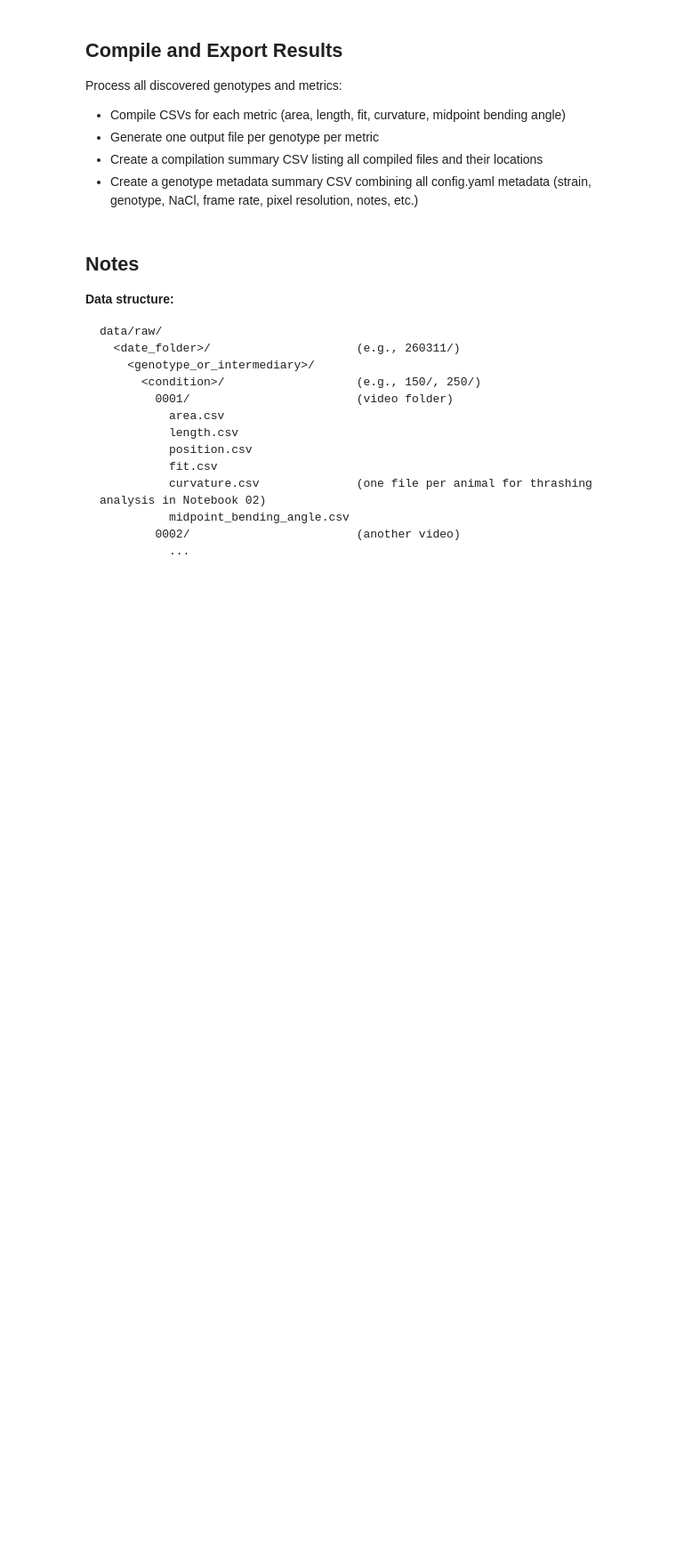
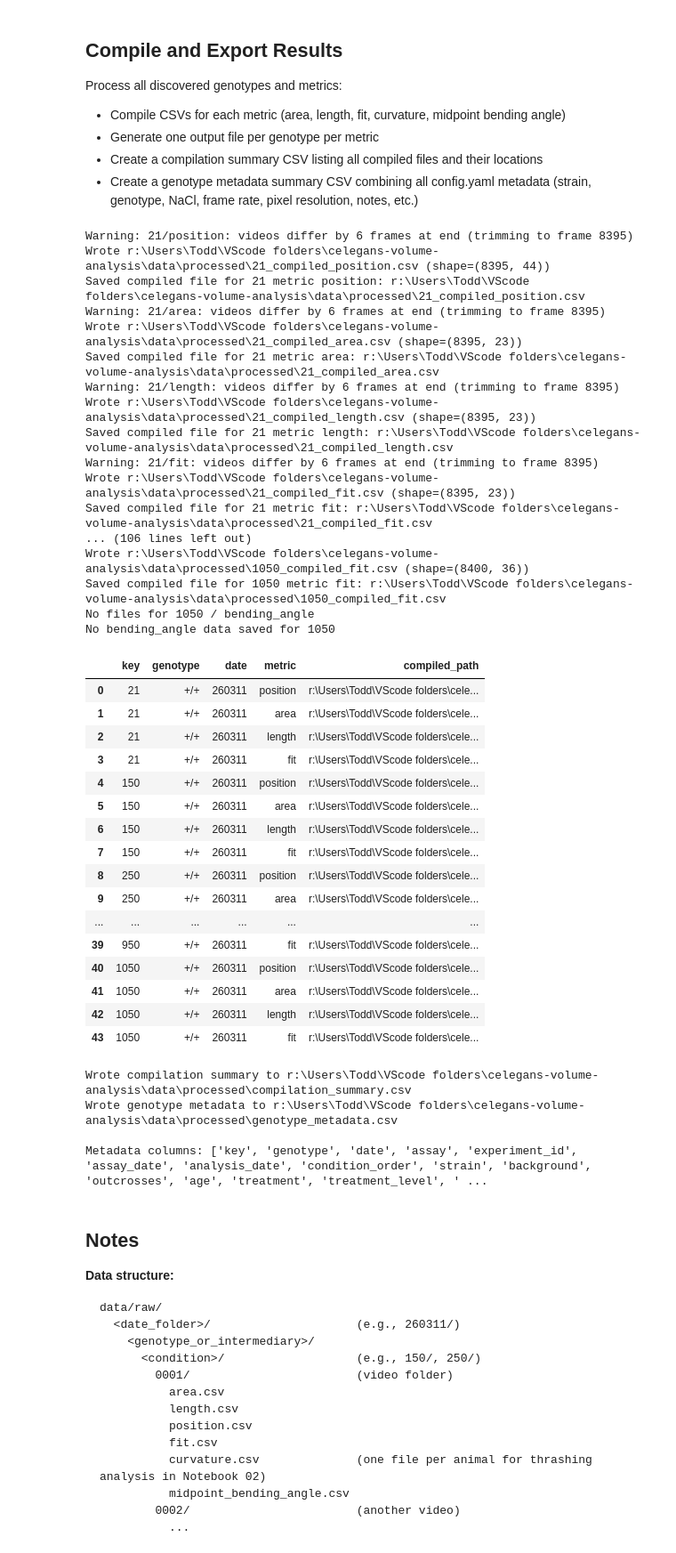
Before and after one commit to LamitinaLab/celegans-volume-analysis, a Jupyter notebook: Notebooks/01_compile_genotype_data.ipynb, the cells around one changed output. Shown at 89% size. Drawn from its saved outputs; the diff is of its cells as text; code cells hidden in the pictures; blank space fills up the shorter version.

```diff
--- a/Notebooks/01_compile_genotype_data.ipynb
+++ b/Notebooks/01_compile_genotype_data.ipynb
@@ -615,7 +665,6 @@ for key in ordered_group_keys:
     metadata_summary.update({
         metadata_key: metadata_value
         for metadata_key, metadata_value in metadata.items()
-        if metadata_key != "condition_order"
     })
     metadata_rows.append(metadata_summary)
 
@@ -647,33 +696,72 @@ for key in ordered_group_keys:
             results[key][metric] = p
 
         else:
             print(f"No {metric} data saved for {key}")
 
 
 # ------------------------------------------------------------
 # Create compilation summary
 # ------------------------------------------------------------
 
 summary = pd.DataFrame(compilation_rows)
 display(summary)
 
 summary_path = out_dir / 'compilation_summary.csv'
 summary.to_csv(summary_path, index=False)
 
 print(f"\nWrote compilation summary to {summary_path}")
 
 
 # ------------------------------------------------------------
 # Create metadata summary
 # ------------------------------------------------------------
 
 metadata_df = pd.DataFrame(metadata_rows)
 
 metadata_path = out_dir / 'genotype_metadata.csv'
 metadata_df.to_csv(metadata_path, index=False)
 
 print(f"Wrote genotype metadata to {metadata_path}")
 print(f"\nMetadata columns: {list(metadata_df.columns)}")
+# %% [output]
+Warning: 21/position: videos differ by 6 frames at end (trimming to frame 8395)
+Wrote r:\Users\Todd\VScode folders\celegans-volume-analysis\data\processed\21_compiled_position.csv (shape=(8395, 44))
+Saved compiled file for 21 metric position: r:\Users\Todd\VScode folders\celegans-volume-analysis\data\processed\21_compiled_position.csv
+Warning: 21/area: videos differ by 6 frames at end (trimming to frame 8395)
+Wrote r:\Users\Todd\VScode folders\celegans-volume-analysis\data\processed\21_compiled_area.csv (shape=(8395, 23))
+Saved compiled file for 21 metric area: r:\Users\Todd\VScode folders\celegans-volume-analysis\data\processed\21_compiled_area.csv
+Warning: 21/length: videos differ by 6 frames at end (trimming to frame 8395)
+Wrote r:\Users\Todd\VScode folders\celegans-volume-analysis\data\processed\21_compiled_length.csv (shape=(8395, 23))
+Saved compiled file for 21 metric length: r:\Users\Todd\VScode folders\celegans-volume-analysis\data\processed\21_compiled_length.csv
+Warning: 21/fit: videos differ by 6 frames at end (trimming to frame 8395)
+Wrote r:\Users\Todd\VScode folders\celegans-volume-analysis\data\processed\21_compiled_fit.csv (shape=(8395, 23))
+Saved compiled file for 21 metric fit: r:\Users\Todd\VScode folders\celegans-volume-analysis\data\processed\21_compiled_fit.csv
+... (106 lines left out)
+Wrote r:\Users\Todd\VScode folders\celegans-volume-analysis\data\processed\1050_compiled_fit.csv (shape=(8400, 36))
+Saved compiled file for 1050 metric fit: r:\Users\Todd\VScode folders\celegans-volume-analysis\data\processed\1050_compiled_fit.csv
+No files for 1050 / bending_angle
+No bending_angle data saved for 1050
+|  | key | genotype | date | metric | compiled_path |
+| 0 | 21 | +/+ | 260311 | position | r:\Users\Todd\VScode folders\cele... |
+| 1 | 21 | +/+ | 260311 | area | r:\Users\Todd\VScode folders\cele... |
+| 2 | 21 | +/+ | 260311 | length | r:\Users\Todd\VScode folders\cele... |
+| 3 | 21 | +/+ | 260311 | fit | r:\Users\Todd\VScode folders\cele... |
+| 4 | 150 | +/+ | 260311 | position | r:\Users\Todd\VScode folders\cele... |
+| 5 | 150 | +/+ | 260311 | area | r:\Users\Todd\VScode folders\cele... |
+| 6 | 150 | +/+ | 260311 | length | r:\Users\Todd\VScode folders\cele... |
+| 7 | 150 | +/+ | 260311 | fit | r:\Users\Todd\VScode folders\cele... |
+| 8 | 250 | +/+ | 260311 | position | r:\Users\Todd\VScode folders\cele... |
+| 9 | 250 | +/+ | 260311 | area | r:\Users\Todd\VScode folders\cele... |
+| ... | ... | ... | ... | ... | ... |
+| 39 | 950 | +/+ | 260311 | fit | r:\Users\Todd\VScode folders\cele... |
+| 40 | 1050 | +/+ | 260311 | position | r:\Users\Todd\VScode folders\cele... |
+| 41 | 1050 | +/+ | 260311 | area | r:\Users\Todd\VScode folders\cele... |
+| 42 | 1050 | +/+ | 260311 | length | r:\Users\Todd\VScode folders\cele... |
+| 43 | 1050 | +/+ | 260311 | fit | r:\Users\Todd\VScode folders\cele... |
+Wrote compilation summary to r:\Users\Todd\VScode folders\celegans-volume-analysis\data\processed\compilation_summary.csv
+Wrote genotype metadata to r:\Users\Todd\VScode folders\celegans-volume-analysis\data\processed\genotype_metadata.csv
+
+Metadata columns: ['key', 'genotype', 'date', 'assay', 'experiment_id', 'assay_date', 'analysis_date', 'condition_order', 'strain', 'background', 'outcrosses', 'age', 'treatment', 'treatment_level', ' ...
 # %% [markdown]
 ## Notes
 
```
Also changed, not shown: parts of 2 cells of this notebook, 14 other files.
